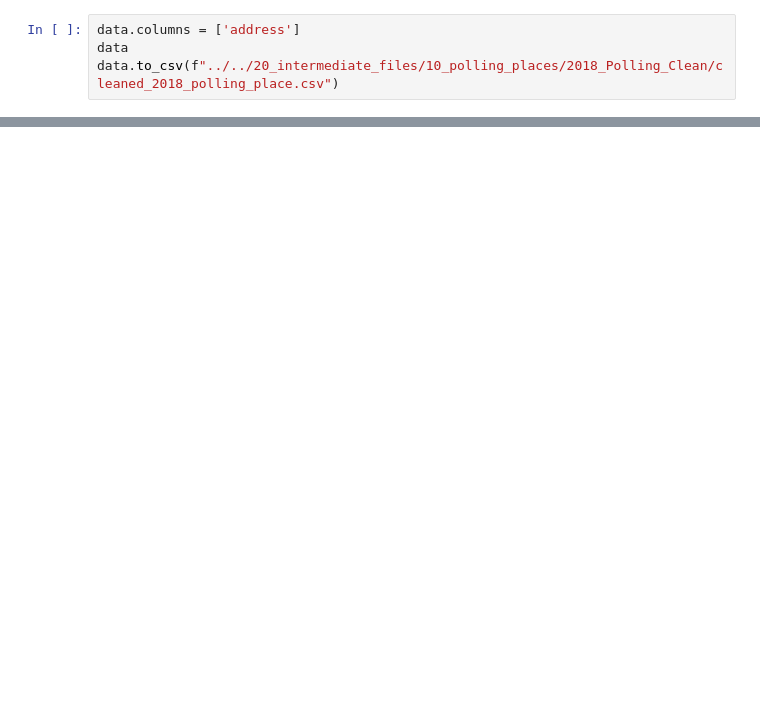
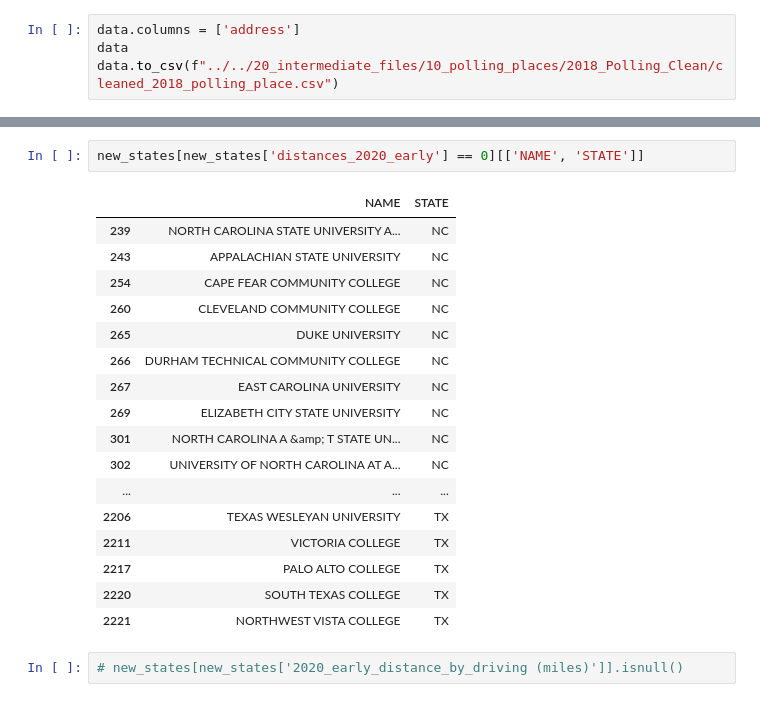
Before and after one commit to nickeubank/mtv_viacom_capstone, a Jupyter notebook: 10_code/10_prepare_data/61_clean_2018_States.ipynb, the cells around one changed output, grey strips where cells are left out. Drawn from its saved outputs; the diff is of its cells as text; blank space fills up the shorter version.

```diff
--- a/10_code/10_prepare_data/61_clean_2018_States.ipynb
+++ b/10_code/10_prepare_data/61_clean_2018_States.ipynb
@@ -172,0 +213,22 @@ data.to_csv(f"../../20_intermediate_files/10_polling_places/2018_Polling_Clean/c
+# %%
+new_states[new_states['distances_2020_early'] == 0][['NAME', 'STATE']]
+# %% [output]
+|  | NAME | STATE |
+| 239 | NORTH CAROLINA STATE UNIVERSITY A... | NC |
+| 243 | APPALACHIAN STATE UNIVERSITY | NC |
+| 254 | CAPE FEAR COMMUNITY COLLEGE | NC |
+| 260 | CLEVELAND COMMUNITY COLLEGE | NC |
+| 265 | DUKE UNIVERSITY | NC |
+| 266 | DURHAM TECHNICAL COMMUNITY COLLEGE | NC |
+| 267 | EAST CAROLINA UNIVERSITY | NC |
+| 269 | ELIZABETH CITY STATE UNIVERSITY | NC |
+| 301 | NORTH CAROLINA A &amp; T STATE UN... | NC |
+| 302 | UNIVERSITY OF NORTH CAROLINA AT A... | NC |
+| ... | ... | ... |
+| 2206 | TEXAS WESLEYAN UNIVERSITY | TX |
+| 2211 | VICTORIA COLLEGE | TX |
+| 2217 | PALO ALTO COLLEGE | TX |
+| 2220 | SOUTH TEXAS COLLEGE | TX |
+| 2221 | NORTHWEST VISTA COLLEGE | TX |
+# %%
+# new_states[new_states['2020_early_distance_by_driving (miles)']].isnull()
```
Also changed, not shown: parts of 9 cells of this notebook.
